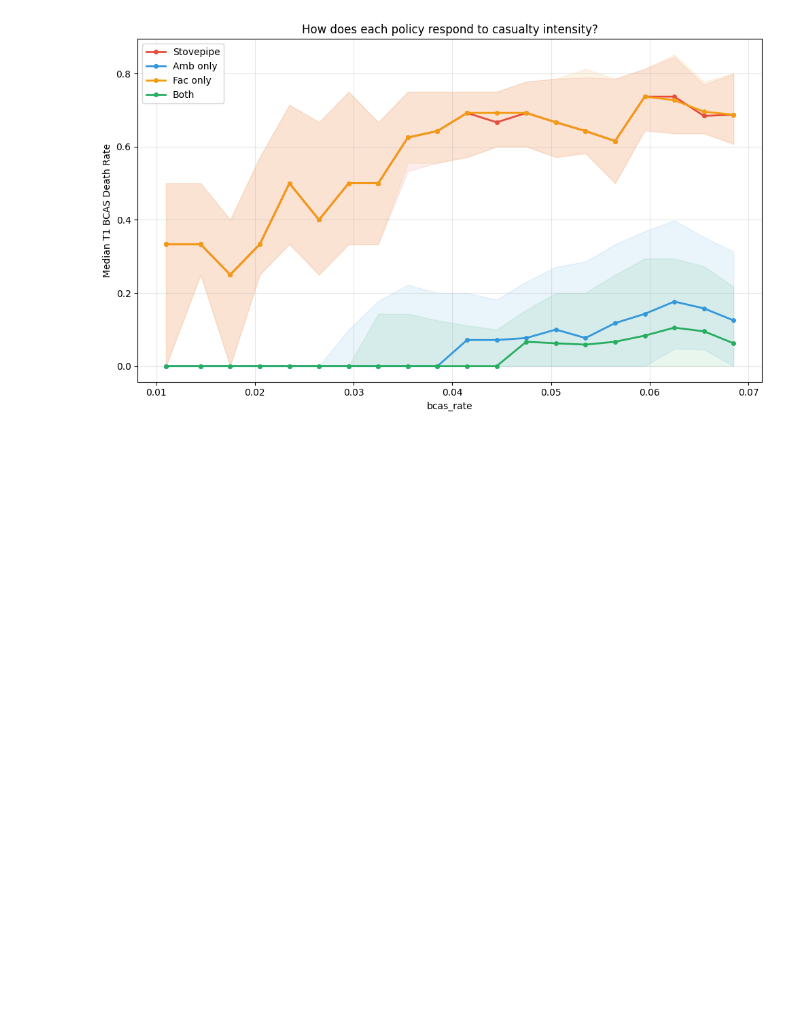
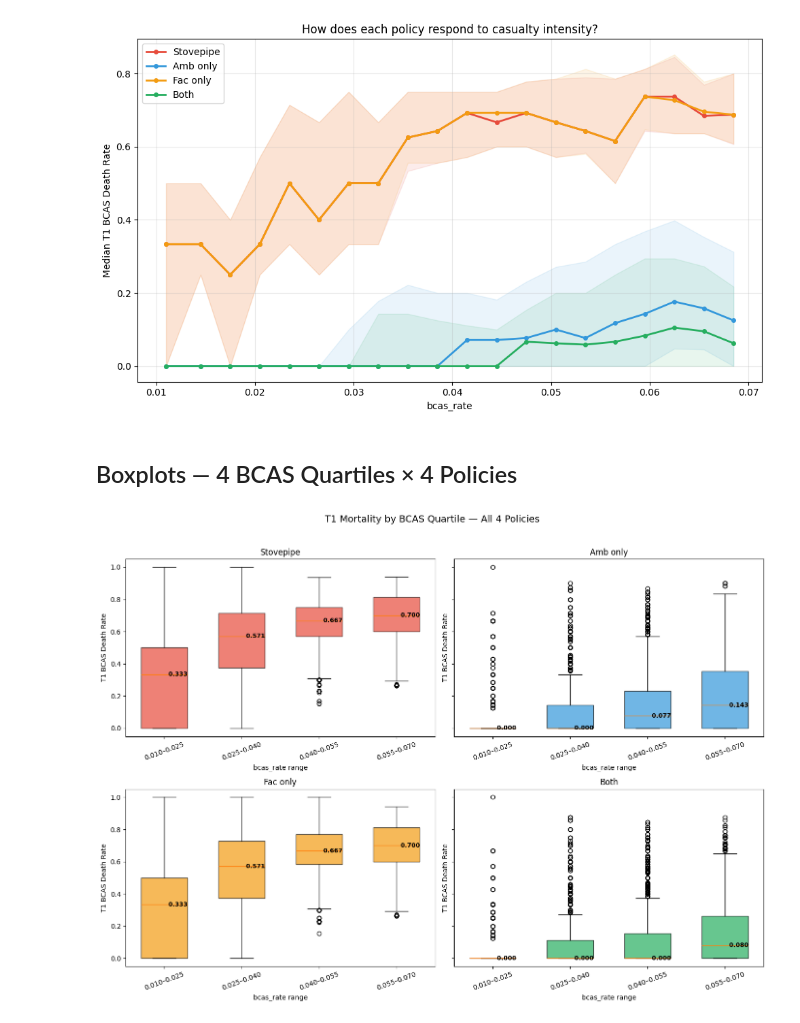
Before and after one commit to EliaTaverna/MENS---Medical-Evacuation-Network-Simulator, a Jupyter notebook: analysis_notebooks/multi_run_analysis/outcome_vs_uncertainty/phase_1_(1rq)/2_btg/sobol_prim/mortality_vs_bcas_all_policies.ipynb, the cells around one changed output. Cells and saved outputs as stored; diff of their text form; code cells hidden in the pictures; blank space fills up the shorter version.

Commit message:
Add mortality vs each uncertainty notebooks (5 uncertainties × line + boxplot × 4 policies)

```diff
--- a/analysis_notebooks/multi_run_analysis/outcome_vs_uncertainty/phase_1_(1rq)/2_btg/sobol_prim/mortality_vs_bcas_all_policies.ipynb
+++ b/analysis_notebooks/multi_run_analysis/outcome_vs_uncertainty/phase_1_(1rq)/2_btg/sobol_prim/mortality_vs_bcas_all_policies.ipynb
@@ -79,3 +79,34 @@ plt.tight_layout()
 plt.show()
 # %% [output]
 [figure]
+# %% [markdown]
+## Boxplots — 4 BCAS Quartiles × 4 Policies
+# %%
+bcas_bins = pd.cut(df["bcas_rate"], bins=4)
+bin_labels = [f"{iv.left:.3f}–{iv.right:.3f}" for iv in sorted(bcas_bins.unique().dropna())]
+
+fig, axes = plt.subplots(2, 2, figsize=(14, 10), sharey=True)
+
+for ax, (label, fac, amb, color) in zip(axes.flat, policies):
+    sub = df[(df["facility_eligibility"] == fac) & (df["ambulance_eligibility"] == amb)].copy()
+    sub["bcas_bin"] = pd.cut(sub["bcas_rate"], bins=4)
+    groups = sub.groupby("bcas_bin", observed=True)
+    data = [g["death_rate_T1_BCAS"].values for _, g in groups]
+
+    bp = ax.boxplot(data, tick_labels=bin_labels, patch_artist=True, widths=0.6)
+    for patch in bp["boxes"]:
+        patch.set_facecolor(color)
+        patch.set_alpha(0.7)
+    for i, d in enumerate(data):
+        med = np.median(d)
+        ax.text(i + 1, med, f"  {med:.3f}", va="center", fontsize=9, fontweight="bold")
+    ax.set_xlabel("bcas_rate range")
+    ax.set_ylabel("T1 BCAS Death Rate")
+    ax.set_title(label)
+    ax.tick_params(axis="x", rotation=20)
+
+fig.suptitle("T1 Mortality by BCAS Quartile — All 4 Policies", fontsize=14, y=1.02)
+plt.tight_layout()
+plt.show()
+# %% [output]
+[figure, added]
```
Also changed, not shown: parts of 1 cell of this notebook, 5 other files.
